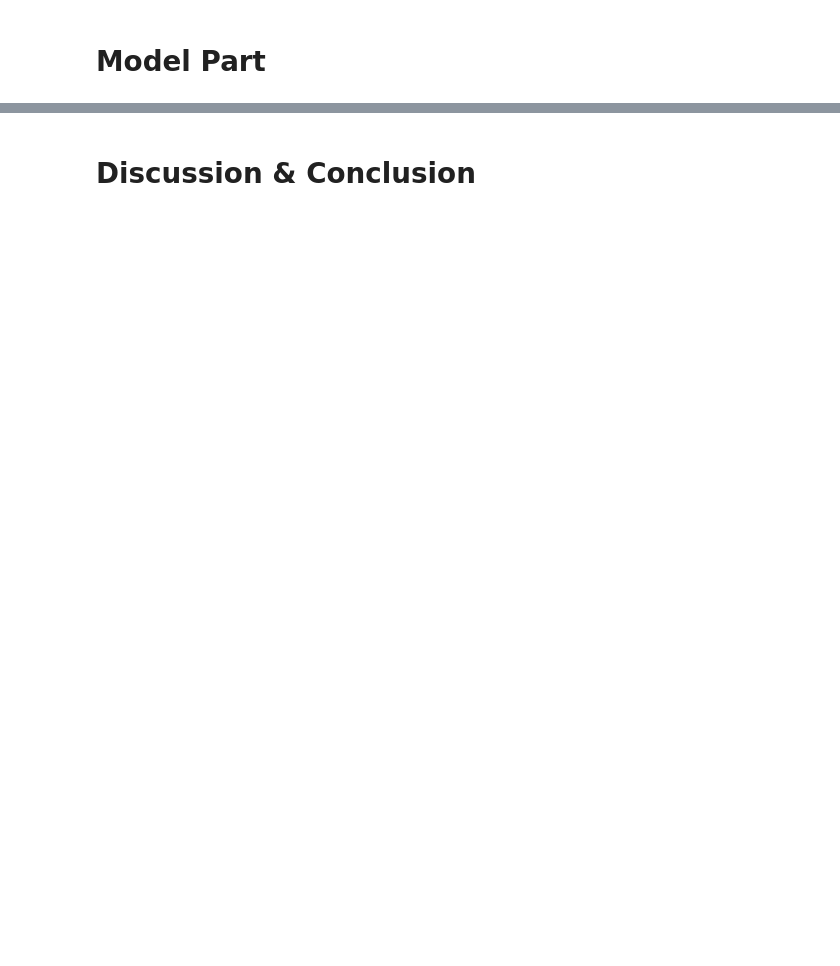
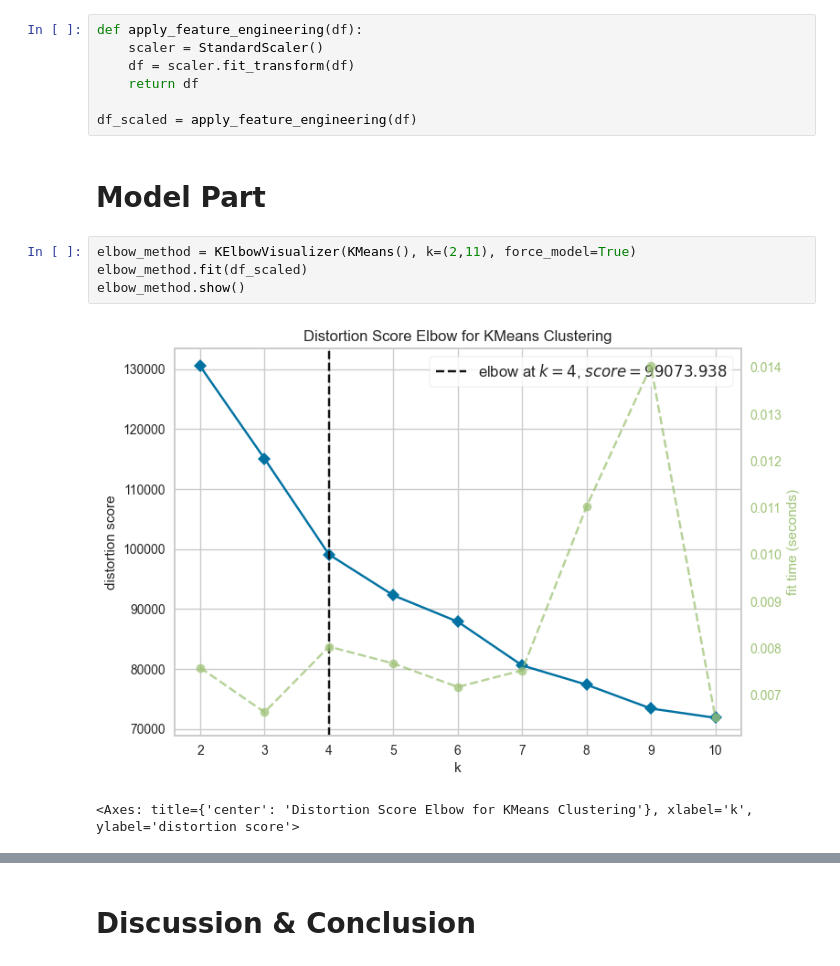
Before and after one commit to tano-dev/Introduction-to-Machine-Learning_MTH10353, a Jupyter notebook: Homework/5/Homework.ipynb, the cells around one changed output, grey strips where cells are left out. Drawn from its saved outputs; the diff is of its cells as text; blank space fills up the shorter version.

```diff
--- a/Homework/5/Homework.ipynb
+++ b/Homework/5/Homework.ipynb
@@ -199,2 +198,16 @@ def preprocessing_data(df):
+# %%
+def apply_feature_engineering(df):
+    scaler = StandardScaler()
+    df = scaler.fit_transform(df)
+    return df
+
+df_scaled = apply_feature_engineering(df)
 # %% [markdown]
 # Model Part
+# %%
+elbow_method = KElbowVisualizer(KMeans(), k=(2,11), force_model=True)
+elbow_method.fit(df_scaled)
+elbow_method.show()
+# %% [output]
+[figure, added]
+<Axes: title={'center': 'Distortion Score Elbow for KMeans Clustering'}, xlabel='k', ylabel='distortion score'>
```
Also changed, not shown: parts of 24 cells of this notebook, 3 other files.
